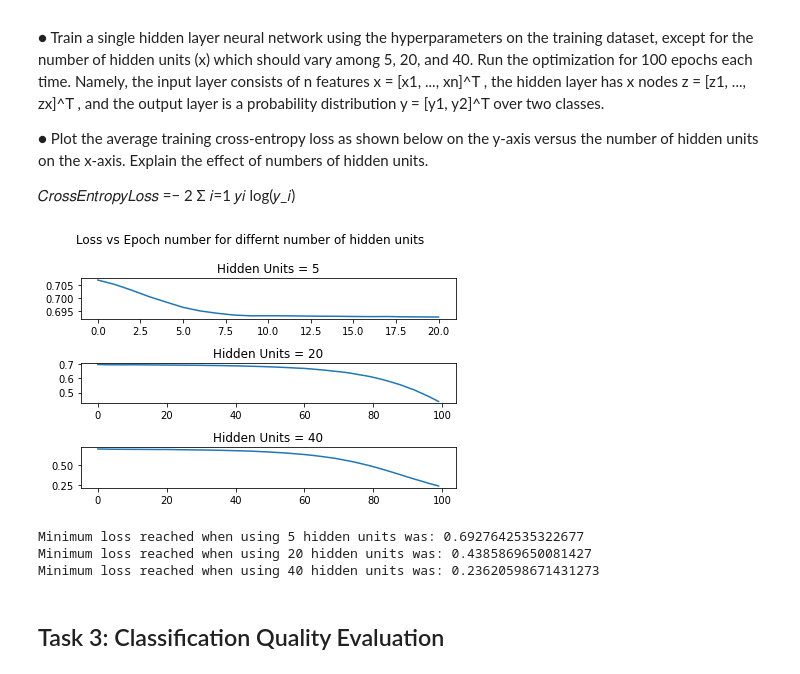
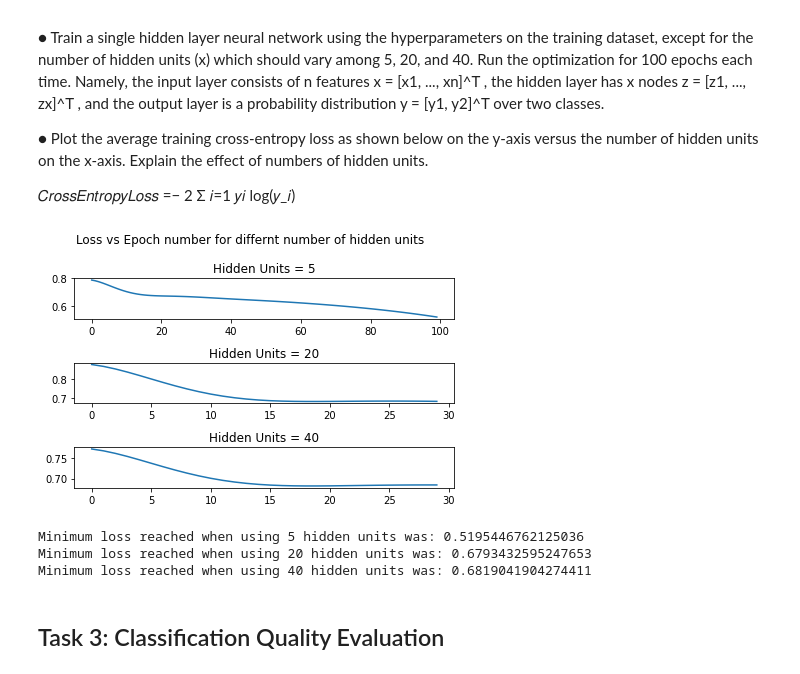
Before and after one commit to waldosingleton/Assignment_3, a Jupyter notebook: A3 Clean Up.ipynb, the cells around one changed output. Drawn from its saved outputs; the diff is of its cells as text; code cells hidden in the pictures.

```diff
--- a/A3 Clean Up.ipynb
+++ b/A3 Clean Up.ipynb
@@ -546,46 +546,50 @@ Consider the neural network with the following hyperparameters: the initial weig
 
 𝐶𝑟𝑜𝑠𝑠𝐸𝑛𝑡𝑟𝑜𝑝𝑦𝐿𝑜𝑠𝑠 =−  2 Σ 𝑖=1 𝑦𝑖 log(𝑦_𝑖)
 # %%
+df = trainDF
+df_test = df = testDF
+
 text_transformer = TfidfVectorizer()
-x_train = text_transformer.fit_transform(trainDF['Text'])
-x_test = text_transformer.fit_transform(testDF['Text'])
+x_train = text_transformer.fit_transform(df['Text'])
+x_test = text_transformer.fit_transform(df_test['Text'])
+simplefilter("ignore", category=ConvergenceWarning)
 
-y_train = trainDF['Category']
-y_test = testDF['Category']
+y_train = df['Category']
+y_test = df_test['Category']
 
 nn_5 = MLPClassifier(hidden_layer_sizes=(1,5), activation='identity', solver='sgd', batch_size='auto', learning_rate='constant', max_iter=100, random_state=42, learning_rate_init=0.01)
 nn_5.fit(x_train, y_train)
 
 nn_20 = MLPClassifier(hidden_layer_sizes=(1,20), activation='identity', solver='sgd', batch_size='auto', learning_rate='constant', max_iter=100, random_state=42, learning_rate_init=0.01)
 nn_20.fit(x_train, y_train)
 
 nn_40 = MLPClassifier(hidden_layer_sizes=(1,40), activation='identity', solver='sgd', batch_size='auto', learning_rate='constant', max_iter=100, random_state=42, learning_rate_init=0.01)
 nn_40.fit(x_train, y_train)
 
 
 fig, axs = plt.subplots(3)
 fig.suptitle('Loss vs Epoch number for differnt number of hidden units')
 
 axs[0].set_title('Hidden Units = 5')
 axs[0].plot([i for i in range(len(nn_5.loss_curve_))], nn_5.loss_curve_)
 
 axs[1].set_title('Hidden Units = 20')
 axs[1].plot([i for i in range(len(nn_20.loss_curve_))], nn_20.loss_curve_)
 
 axs[2].set_title('Hidden Units = 40')
 axs[2].plot([i for i in range(len(nn_40.loss_curve_))], nn_40.loss_curve_)
 plt.tight_layout()
 plt.show()
 
 
 print("Minimum loss reached when using 5 hidden units was: {l}".format(l=nn_5.best_loss_))
 print("Minimum loss reached when using 20 hidden units was: {l}".format(l=nn_20.best_loss_))
 print("Minimum loss reached when using 40 hidden units was: {l}".format(l=nn_40.best_loss_))
 # %% [output]
-[figure, old version]
+[figure, new version]
-Minimum loss reached when using 5 hidden units was: 0.6927642535322677
-Minimum loss reached when using 20 hidden units was: 0.4385869650081427
-Minimum loss reached when using 40 hidden units was: 0.23620598671431273
+Minimum loss reached when using 5 hidden units was: 0.5195446762125036
+Minimum loss reached when using 20 hidden units was: 0.6793432595247653
+Minimum loss reached when using 40 hidden units was: 0.6819041904274411
 # %% [markdown]
 ## Task 3: Classification Quality Evaluation
 # %% [markdown]
```
Also changed, not shown: parts of 6 cells of this notebook.
